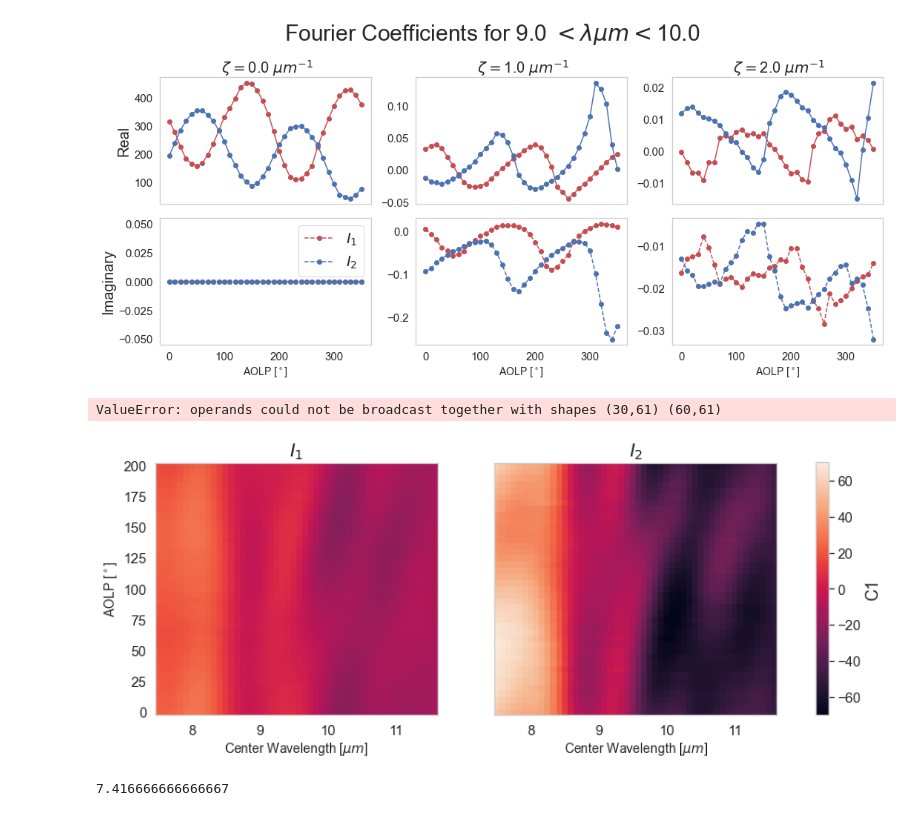
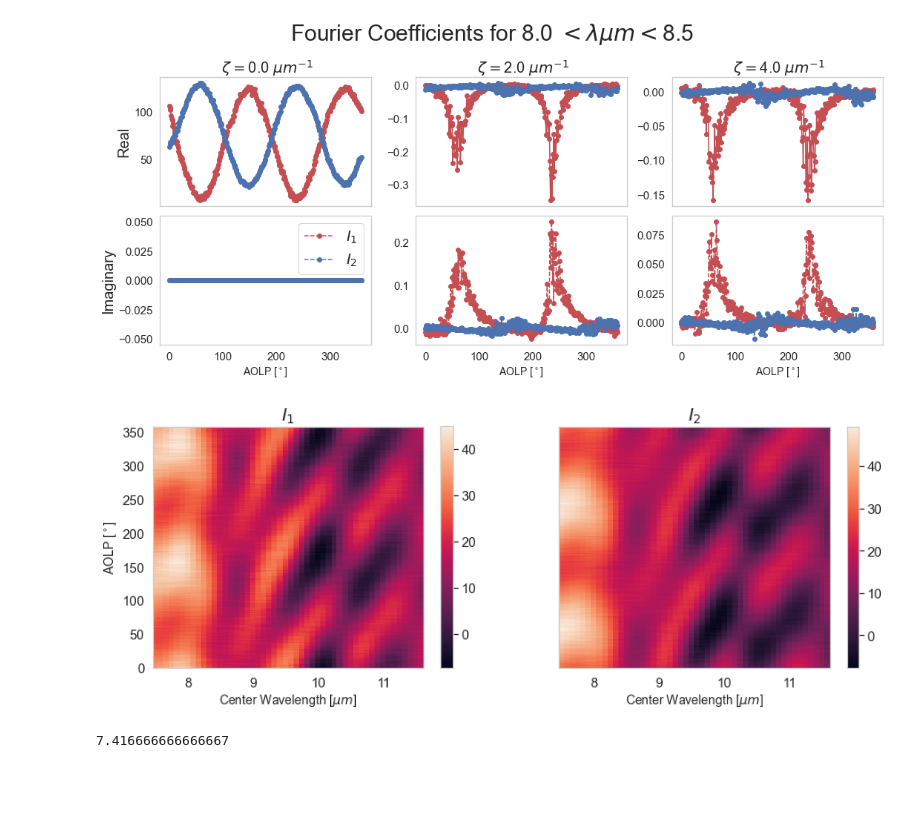
Before and after one commit to Polarization-Lab/IRCSP, a Jupyter notebook: calibration/calculate_POL.ipynb, the cells around one changed output. Saved outputs shown, nothing was run; the diff lists cells and outputs as text; code cells hidden in the pictures; blank space fills up the shorter version.

Commit message:
updates to calibration plotting functions

```diff
--- a/calibration/calculate_POL.ipynb
+++ b/calibration/calculate_POL.ipynb
@@ -177,7 +169,7 @@ def finv(y,A,B):
 
 #choose filepath to desired data
 save_path =   '/Volumes/KESU/calibration_files/'
-name =  "LUT.h5"
+name =  "LUT0519.h5"
 
 hf = h5py.File(save_path+name, 'r')
 gamma1 = hf.get('gamma1')
@@ -254,14 +236,14 @@ plt.show()
 # %%
 F1 = np.zeros([len(lps),61])
 for j in range(len(lps)):
-    f1 = np.mean(dfn['ims1'][j] -b1,0)
-    f2 = np.mean(dfn['ims2'][j] -b2,0)
+    f1 = np.mean(df['ims1'][j],0)
+    f2 = np.mean(df['ims2'][j] ,0)
     F1[j] =(f1-f2)/(f1+f2)
 X,Y = np.meshgrid(waves,lps)
 plt.pcolormesh(X,Y,F1 - .15,shading ='auto' ,cmap = "PiYG")
 plt.ylabel('AOLP [$^\circ$]')
 plt.xlabel('Wavelength [$\mu m$]')
 plt.colorbar(label = "Modulation Function")
-plt.clim(-0.7,0.7)
+plt.clim(-1,1)
 plt.show()
 # %% [output]
@@ -269,6 +251,7 @@ plt.show()
 # %%
-lstart = 0  + 24;
-lstop  = 12 + 24;
+start = 12;
+lstart = 0  + start;
+lstop  = 6 + start;
 
 dt = waves[1]-waves[0]
 freq = np.fft.fftfreq(lstop-lstart, dt)
@@ -281,8 +264,8 @@ coef_im2   = np.zeros([len(lps),len(freq)]);
 
 for j in range(len(lps)):
 
-    f1 = np.mean(dfn['ims1'][j]/gamma1,0)[lstart:lstop]
-    f2 = np.mean(dfn['ims2'][j]/gamma2,0)[lstart:lstop]
+    f1 = np.mean(df['ims1'][j]/gamma1,0)[lstart:lstop]
+    f2 = np.mean(df['ims2'][j]/gamma2,0)[lstart:lstop]
     f = (f1-f2)/(f1+f2)
 
     # perform FT and multiply by dt
@@ -321,7 +304,7 @@ for j in range(3):
 fig.suptitle('Fourier Coefficients for ' + str(round(waves[lstart],2)) +" $ < \lambda \mu m < $"+ str(round(waves[lstop],2)),fontsize =30)
 plt.show()
 # %% [output]
-[figure, old version]
+[figure, new version]
 # %%
 c11 =[]
 c21 =[]
@@ -345,8 +328,8 @@ for delta_l in range(50):
 
     for j in range(len(lps)):
 
-        f1 = np.mean(dfn['ims1'][j][10:40] -b1,0)[lstart:lstop]
-        f2 = np.mean(dfn['ims2'][j][15:45] -b2,0)[lstart:lstop]
+        f1 = np.mean(df['ims1'][j][10:40],0)[lstart:lstop]
+        f2 = np.mean(df['ims2'][j][15:45],0)[lstart:lstop]
 
         # perform FT and multiply by dt
         ft1 = np.fft.fft(f1) * dt
@@ -361,31 +344,28 @@ for delta_l in range(50):
     c21.append(coef_re2)
     i11.append(coef_im1)
     i21.append(coef_im2)
-# %% [output]
-ValueError: operands could not be broadcast together with shapes (30,61) (60,61)
 # %%
 X,Y = np.meshgrid(center , lps)
 
 fig, axes = plt.subplots(ncols=2, figsize=(15, 5), tight_layout=False,sharey =True)
 
-pl1 =axes[0].pcolormesh(X,Y,np.transpose(i11),shading = 'auto')
-pl1.set_clim([-60,60])
-pl2 =axes[1].pcolormesh(X,Y,np.transpose(i21),shading = 'auto')
-pl1.set_clim([-70,70])
+pl1 =axes[0].pcolormesh(X,Y,np.transpose(i11)+20,shading = 'auto')
+pl2 =axes[1].pcolormesh(X,Y,np.transpose(i21)+20,shading = 'auto')
 
 axes[0].set_ylabel('AOLP [$^\circ$]')
 axes[0].set_xlabel('Center Wavelength [$\mu m$]')
 axes[0].set_title('$I_1$',fontsize = 20)
-
+fig.colorbar(pl1, ax=axes[0])
 
 axes[1].set_xlabel('Center Wavelength [$\mu m$]')
 axes[1].set_title('$I_2$',fontsize = 20)
+fig.colorbar(pl2, ax=axes[1])
 
-cbar = fig.colorbar(pl1, ax=axes.ravel().tolist())
-cbar.ax.set_ylabel('C'+str(coef),fontsize = 18)
+
+
 plt.show()
 # %% [output]
-[figure, old version]
+[figure, new version]
 # %%
 waves[5]
 # %% [output]
```
Also changed, not shown: parts of 10 cells of this notebook, 1 other file.
